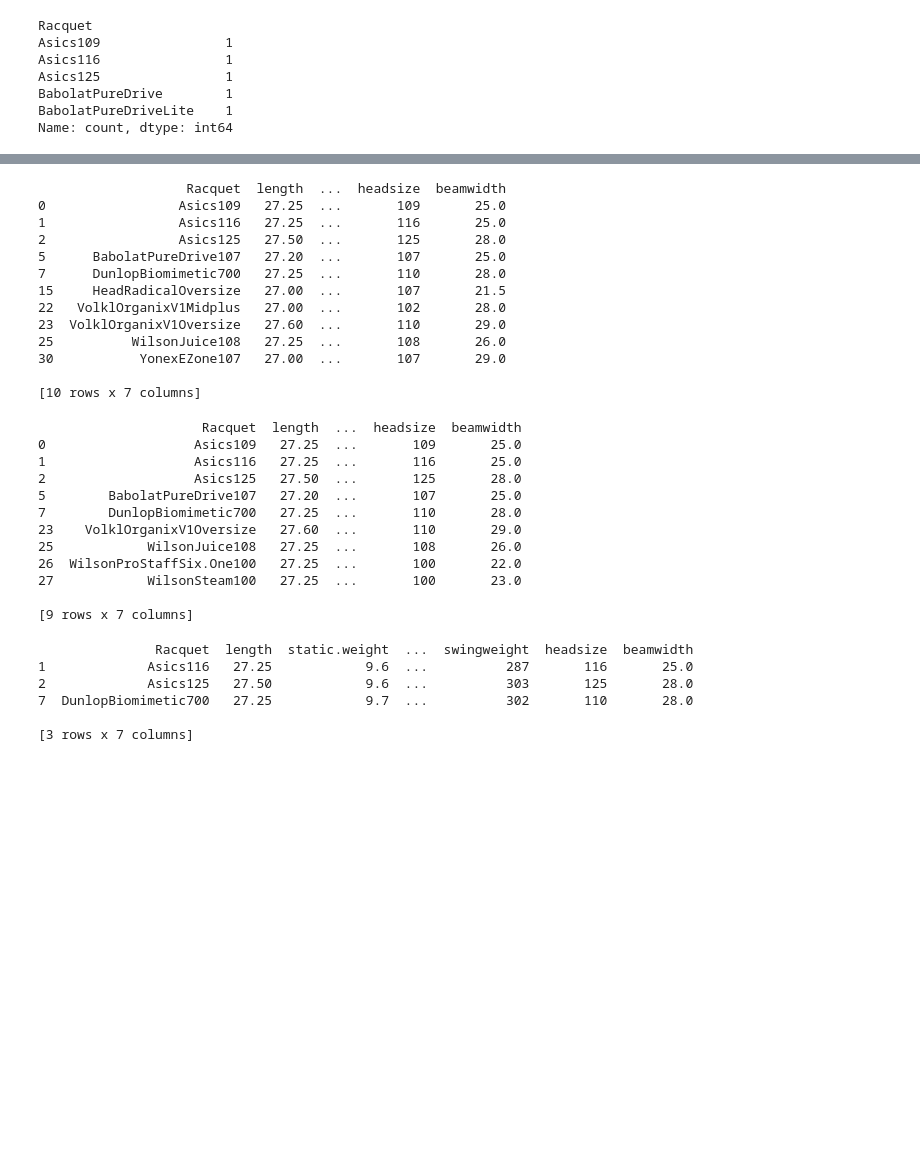
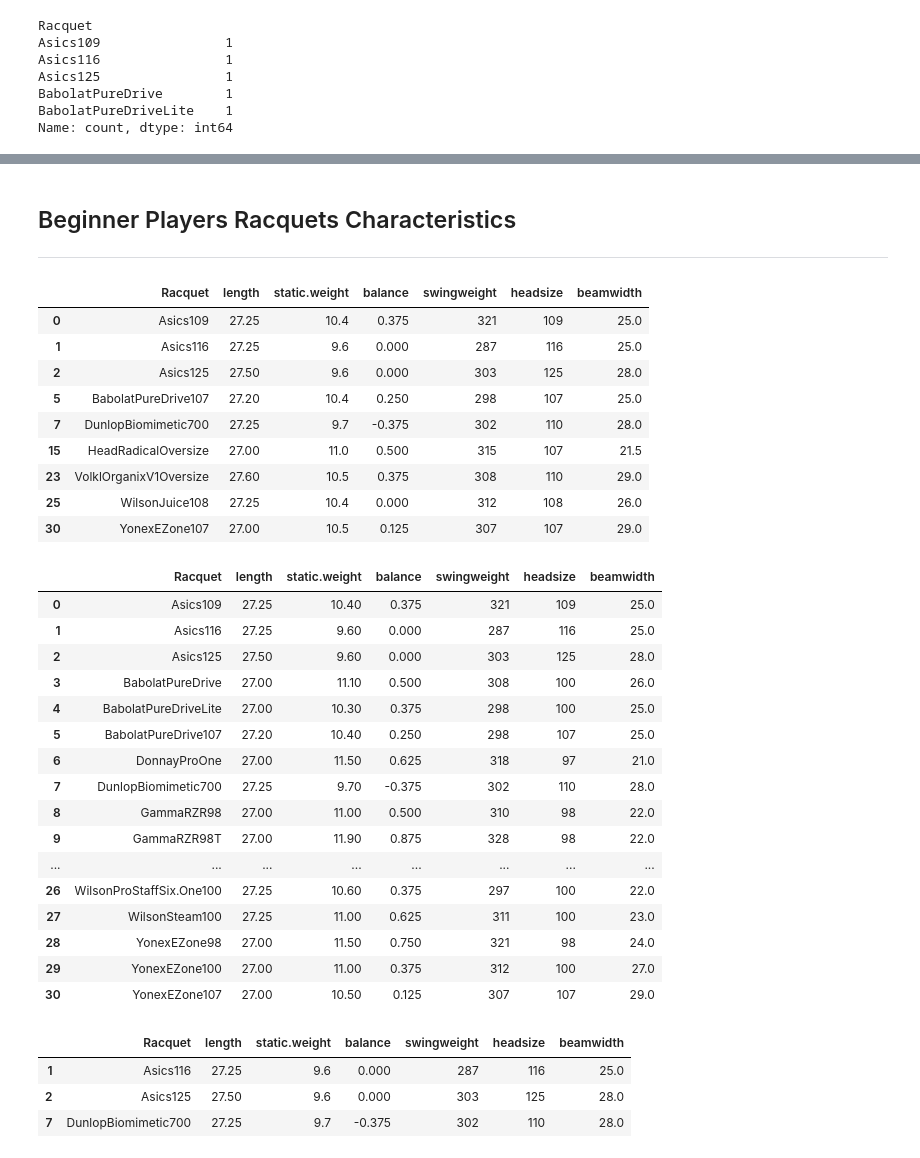
Before and after one commit to eagereconomist/kmeans, a Jupyter notebook: notebooks/tennis_racquet_eda.ipynb, the cells around one changed output, grey strips where cells are left out. Saved outputs shown, nothing was run; the diff lists cells and outputs as text; code cells hidden in the pictures; blank space fills up the shorter version.

```diff
--- a/notebooks/tennis_racquet_eda.ipynb
+++ b/notebooks/tennis_racquet_eda.ipynb
@@ -86,41 +115,44 @@ df.sort_values(by='swingweight', ascending=False).head()
-# %%
-df[(df["headsize"]) > 100]
-# %% [output]
-                   Racquet  length  ...  headsize  beamwidth
-0                 Asics109   27.25  ...       109       25.0
-1                 Asics116   27.25  ...       116       25.0
-2                 Asics125   27.50  ...       125       28.0
-5      BabolatPureDrive107   27.20  ...       107       25.0
-7      DunlopBiomimetic700   27.25  ...       110       28.0
-15     HeadRadicalOversize   27.00  ...       107       21.5
-22   VolklOrganixV1Midplus   27.00  ...       102       28.0
-23  VolklOrganixV1Oversize   27.60  ...       110       29.0
-25          WilsonJuice108   27.25  ...       108       26.0
-30           YonexEZone107   27.00  ...       107       29.0
-
-[10 rows x 7 columns]
+# %% [markdown]
+## Beginner Players Racquets Characteristics
+___
 # %%
-df[(df["length"]) > 27]
+df[(df["headsize"] > 105)]
 # %% [output]
-                     Racquet  length  ...  headsize  beamwidth
-0                   Asics109   27.25  ...       109       25.0
-1                   Asics116   27.25  ...       116       25.0
-2                   Asics125   27.50  ...       125       28.0
-5        BabolatPureDrive107   27.20  ...       107       25.0
-7        DunlopBiomimetic700   27.25  ...       110       28.0
-23    VolklOrganixV1Oversize   27.60  ...       110       29.0
-25            WilsonJuice108   27.25  ...       108       26.0
-26  WilsonProStaffSix.One100   27.25  ...       100       22.0
-27            WilsonSteam100   27.25  ...       100       23.0
-
-[9 rows x 7 columns]
+|  | Racquet | length | static.weight | balance | swingweight | headsize | beamwidth |
+| 0 | Asics109 | 27.25 | 10.4 | 0.375 | 321 | 109 | 25.0 |
+| 1 | Asics116 | 27.25 | 9.6 | 0.000 | 287 | 116 | 25.0 |
+| 2 | Asics125 | 27.50 | 9.6 | 0.000 | 303 | 125 | 28.0 |
+| 5 | BabolatPureDrive107 | 27.20 | 10.4 | 0.250 | 298 | 107 | 25.0 |
+| 7 | DunlopBiomimetic700 | 27.25 | 9.7 | -0.375 | 302 | 110 | 28.0 |
+| 15 | HeadRadicalOversize | 27.00 | 11.0 | 0.500 | 315 | 107 | 21.5 |
+| 23 | VolklOrganixV1Oversize | 27.60 | 10.5 | 0.375 | 308 | 110 | 29.0 |
+| 25 | WilsonJuice108 | 27.25 | 10.4 | 0.000 | 312 | 108 | 26.0 |
+| 30 | YonexEZone107 | 27.00 | 10.5 | 0.125 | 307 | 107 | 29.0 |
+# %%
+df[(df["length"] >= 27) & (df["length"] <= 29)]
+# %% [output]
+|  | Racquet | length | static.weight | balance | swingweight | headsize | beamwidth |
+| 0 | Asics109 | 27.25 | 10.40 | 0.375 | 321 | 109 | 25.0 |
+| 1 | Asics116 | 27.25 | 9.60 | 0.000 | 287 | 116 | 25.0 |
+| 2 | Asics125 | 27.50 | 9.60 | 0.000 | 303 | 125 | 28.0 |
+| 3 | BabolatPureDrive | 27.00 | 11.10 | 0.500 | 308 | 100 | 26.0 |
+| 4 | BabolatPureDriveLite | 27.00 | 10.30 | 0.375 | 298 | 100 | 25.0 |
+| 5 | BabolatPureDrive107 | 27.20 | 10.40 | 0.250 | 298 | 107 | 25.0 |
+| 6 | DonnayProOne | 27.00 | 11.50 | 0.625 | 318 | 97 | 21.0 |
+| 7 | DunlopBiomimetic700 | 27.25 | 9.70 | -0.375 | 302 | 110 | 28.0 |
+| 8 | GammaRZR98 | 27.00 | 11.00 | 0.500 | 310 | 98 | 22.0 |
+| 9 | GammaRZR98T | 27.00 | 11.90 | 0.875 | 328 | 98 | 22.0 |
+| ... | ... | ... | ... | ... | ... | ... | ... |
+| 26 | WilsonProStaffSix.One100 | 27.25 | 10.60 | 0.375 | 297 | 100 | 22.0 |
+| 27 | WilsonSteam100 | 27.25 | 11.00 | 0.625 | 311 | 100 | 23.0 |
+| 28 | YonexEZone98 | 27.00 | 11.50 | 0.750 | 321 | 98 | 24.0 |
+| 29 | YonexEZone100 | 27.00 | 11.00 | 0.375 | 312 | 100 | 27.0 |
+| 30 | YonexEZone107 | 27.00 | 10.50 | 0.125 | 307 | 107 | 29.0 |
 # %%
-df[(df["static.weight"]) <= 10.05]
+df[(df["static.weight"] >= 8) & (df["static.weight"] <= 10.05)]
 # %% [output]
-               Racquet  length  static.weight  ...  swingweight  headsize  beamwidth
-1             Asics116   27.25            9.6  ...          287       116       25.0
-2             Asics125   27.50            9.6  ...          303       125       28.0
-7  DunlopBiomimetic700   27.25            9.7  ...          302       110       28.0
-
-[3 rows x 7 columns]
+|  | Racquet | length | static.weight | balance | swingweight | headsize | beamwidth |
+| 1 | Asics116 | 27.25 | 9.6 | 0.000 | 287 | 116 | 25.0 |
+| 2 | Asics125 | 27.50 | 9.6 | 0.000 | 303 | 125 | 28.0 |
+| 7 | DunlopBiomimetic700 | 27.25 | 9.7 | -0.375 | 302 | 110 | 28.0 |
 # %%
```
Also changed, not shown: parts of 47 cells of this notebook.
